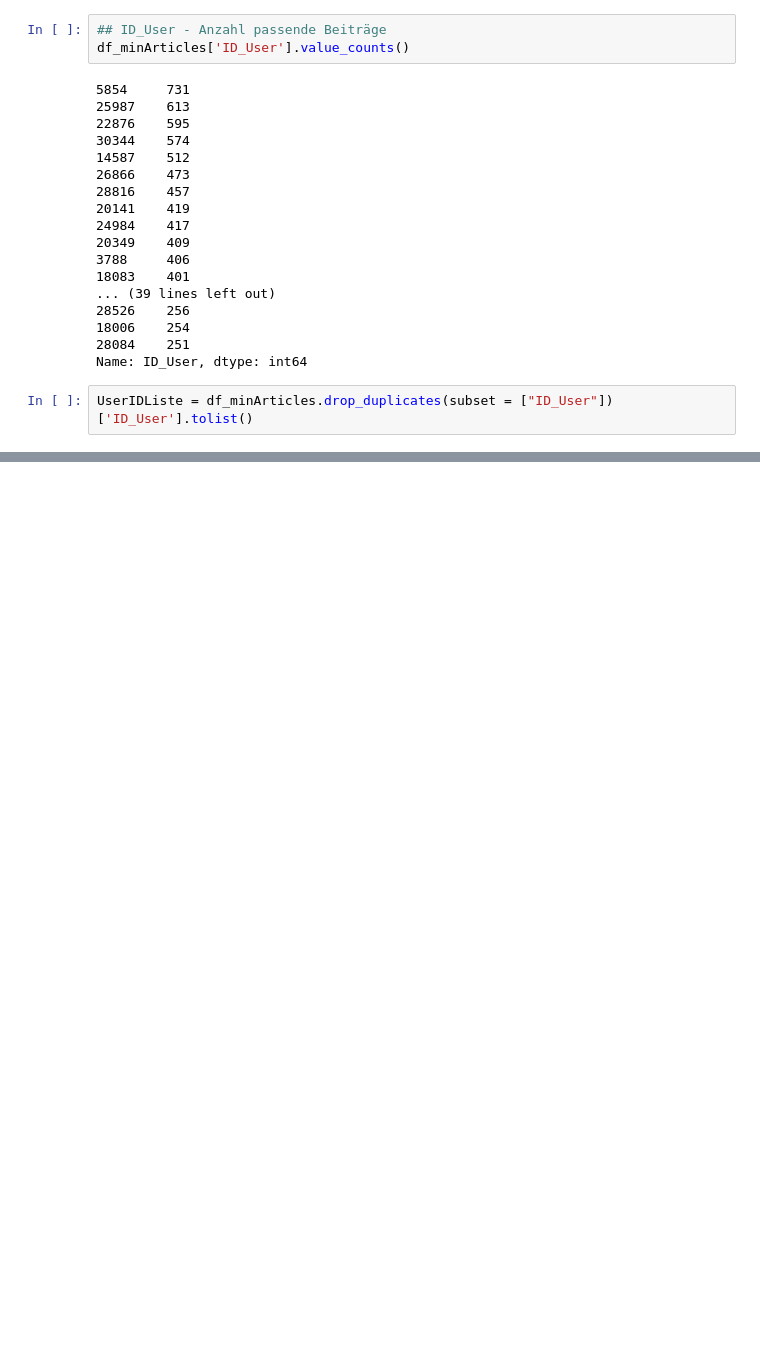
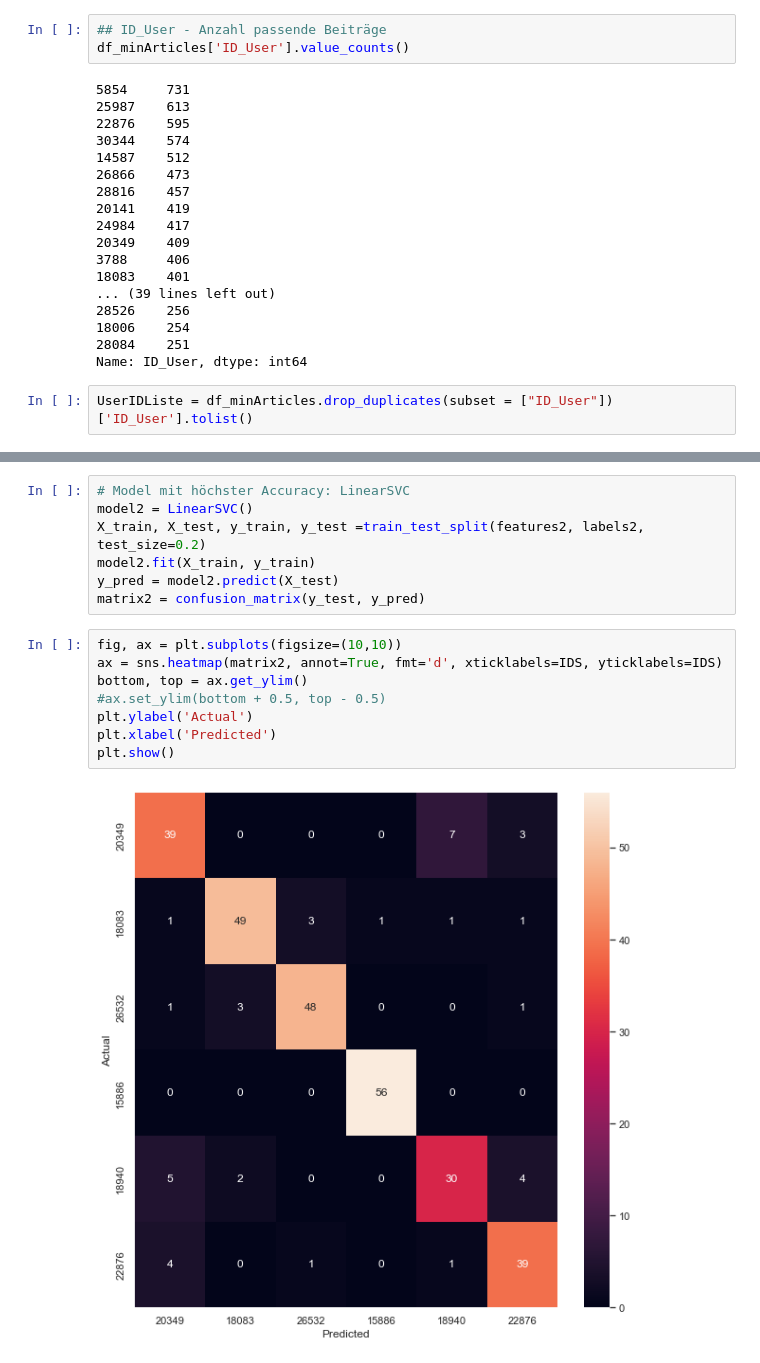
Before and after one commit to diewaldm/ml, a Jupyter notebook: ChooseClassifier.ipynb, the cells around one changed output, grey strips where cells are left out. Saved outputs shown, nothing was run; the diff lists cells and outputs as text; blank space fills up the shorter version.

```diff
--- a/ChooseClassifier.ipynb
+++ b/ChooseClassifier.ipynb
@@ -170,0 +247,17 @@ plt.show()
+# %%
+# Model mit höchster Accuracy: LinearSVC
+model2 = LinearSVC()
+X_train, X_test, y_train, y_test =train_test_split(features2, labels2, test_size=0.2)
+model2.fit(X_train, y_train)
+y_pred = model2.predict(X_test)
+matrix2 = confusion_matrix(y_test, y_pred)
+# %%
+fig, ax = plt.subplots(figsize=(10,10))
+ax = sns.heatmap(matrix2, annot=True, fmt='d', xticklabels=IDS, yticklabels=IDS)
+bottom, top = ax.get_ylim()
+#ax.set_ylim(bottom + 0.5, top - 0.5)
+plt.ylabel('Actual')
+plt.xlabel('Predicted')
+plt.show()
+# %% [output]
+[figure, added]
```
Also changed, not shown: parts of 19 cells of this notebook.
